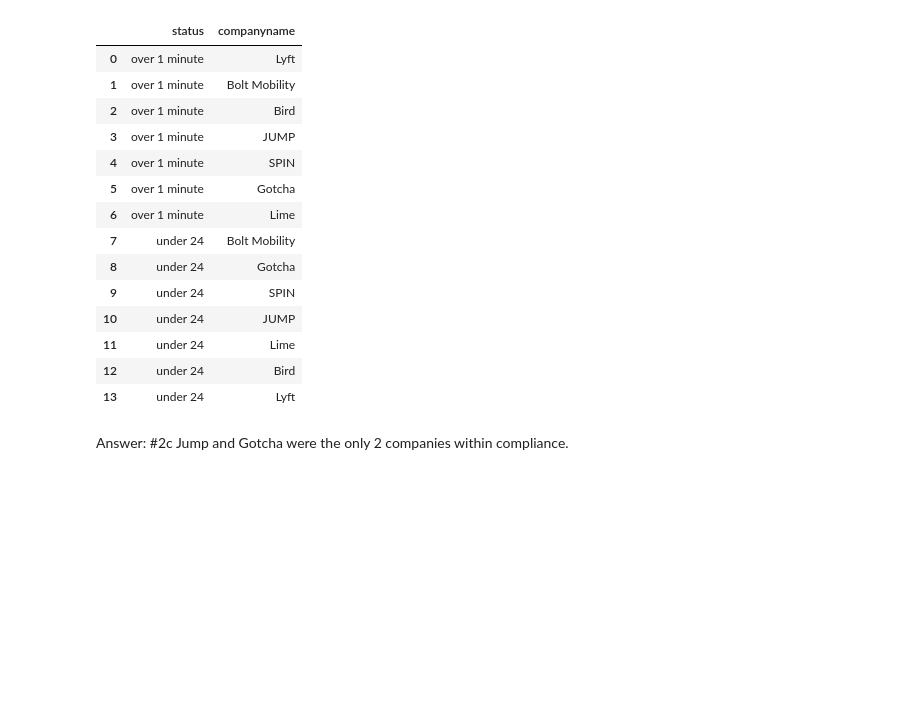
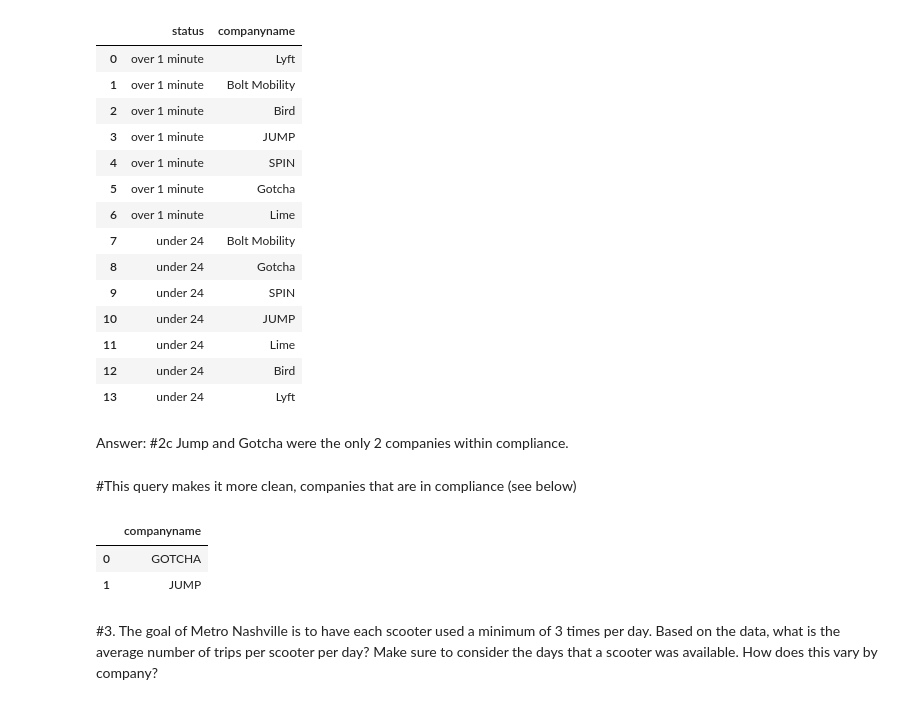
Before and after one commit to NSS-Data-Analytics-Cohort-10/scooters-group-3, a Jupyter notebook: notebooks/Untitled.ipynb, the cells around one changed output. Saved outputs shown, nothing was run; the diff lists cells and outputs as text; code cells hidden in the pictures; blank space fills up the shorter version.

```diff
--- a/notebooks/Untitled.ipynb
+++ b/notebooks/Untitled.ipynb
@@ -434,3 +434,35 @@ scooterstriptime
 | 13 | under 24 | Lyft |
 # %% [markdown]
 Answer: #2c Jump and Gotcha were the only 2 companies within compliance.
+# %% [markdown]
+#This query makes it more clean, companies that are in compliance (see below)
+# %%
+COMPLIANCE ='''
+
+SELECT UPPER(companyname) COMPANYNAME
+FROM TRIPS WHERE  UPPER(companyname) NOT IN
+(SELECT  COMPANYNAME FROM
+
+(
+SELECT UPPER(companyname) COMPANYNAME
+FROM TRIPS
+WHERE tripduration > 1440
+UNION
+SELECT
+UPPER(companyname) COMPANYNAME
+FROM TRIPS
+WHERE tripduration < 1)
+GROUP BY COMPANYNAME)
+GROUP BY
+UPPER(companyname)
+
+'''
+
+COMPLIANT= pd.read_sql_query(COMPLIANCE, engine)
+COMPLIANT
+# %% [output]
+|  | companyname |
+| 0 | GOTCHA |
+| 1 | JUMP |
+# %% [markdown]
+#3. The goal of Metro Nashville is to have each scooter used a minimum of 3 times per day. Based on the data, what is the average number of trips per scooter per day? Make sure to consider the days that a scooter was available. How does this vary by company?
```
